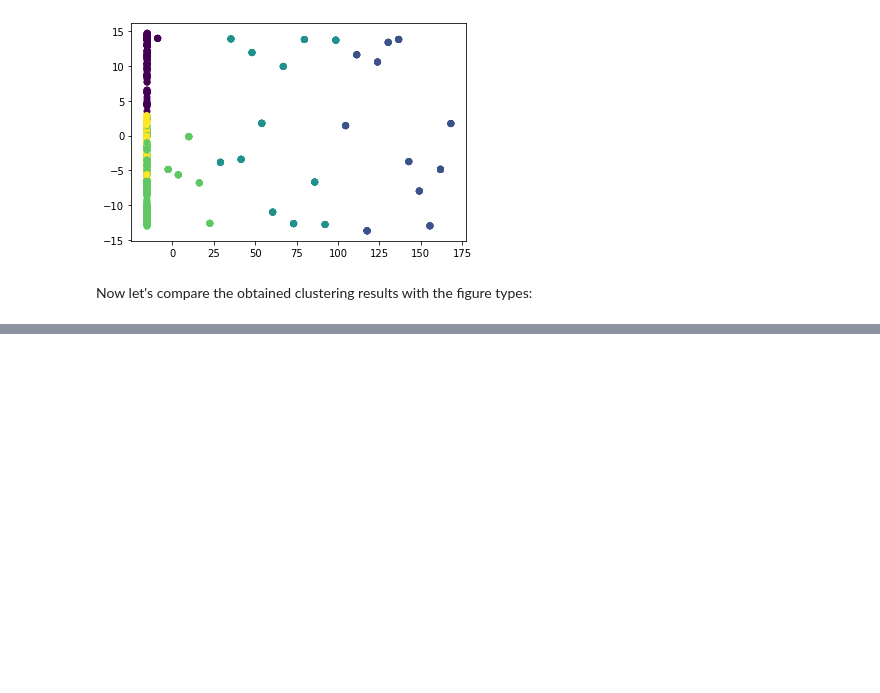
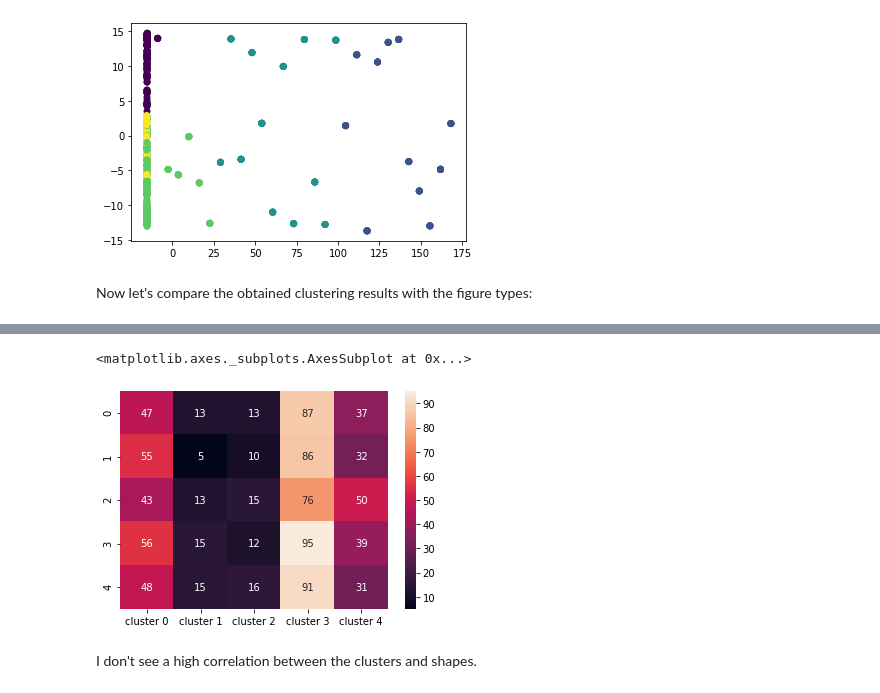
Before and after one commit to Igor-Tukh/stories-from-production-hse, a Jupyter notebook: hw04/hw04.ipynb, the cells around one changed output, grey strips where cells are left out. Cells and saved outputs as stored; diff of their text form; code cells hidden in the pictures; blank space fills up the shorter version.

```diff
--- a/hw04/hw04.ipynb
+++ b/hw04/hw04.ipynb
@@ -188,0 +192,10 @@ labels.head()
+# %%
+freq = defaultdict(lambda: [])
+
+for shape in np.unique(labels['shape']):
+    freq['shape'].append(shape)
+    for cluster in np.unique(result_clusters[5]):
+        freq[f'cluster {cluster}'].append(sum((labels['shape'] == shape) & (result_clusters[5] == cluster)))
+
+freq_df = pd.DataFrame(freq)
+freq_df
@@ -188,0 +209,7 @@ labels.head()
+# %%
+sns.heatmap(freq_df.drop(columns=['shape']), annot=True)
+# %% [output]
+<matplotlib.axes._subplots.AxesSubplot at 0x...>
+[figure, added]
+# %% [markdown]
+I don't see a high correlation between the clusters and shapes.
```
Also changed, not shown: parts of 5 cells of this notebook.
